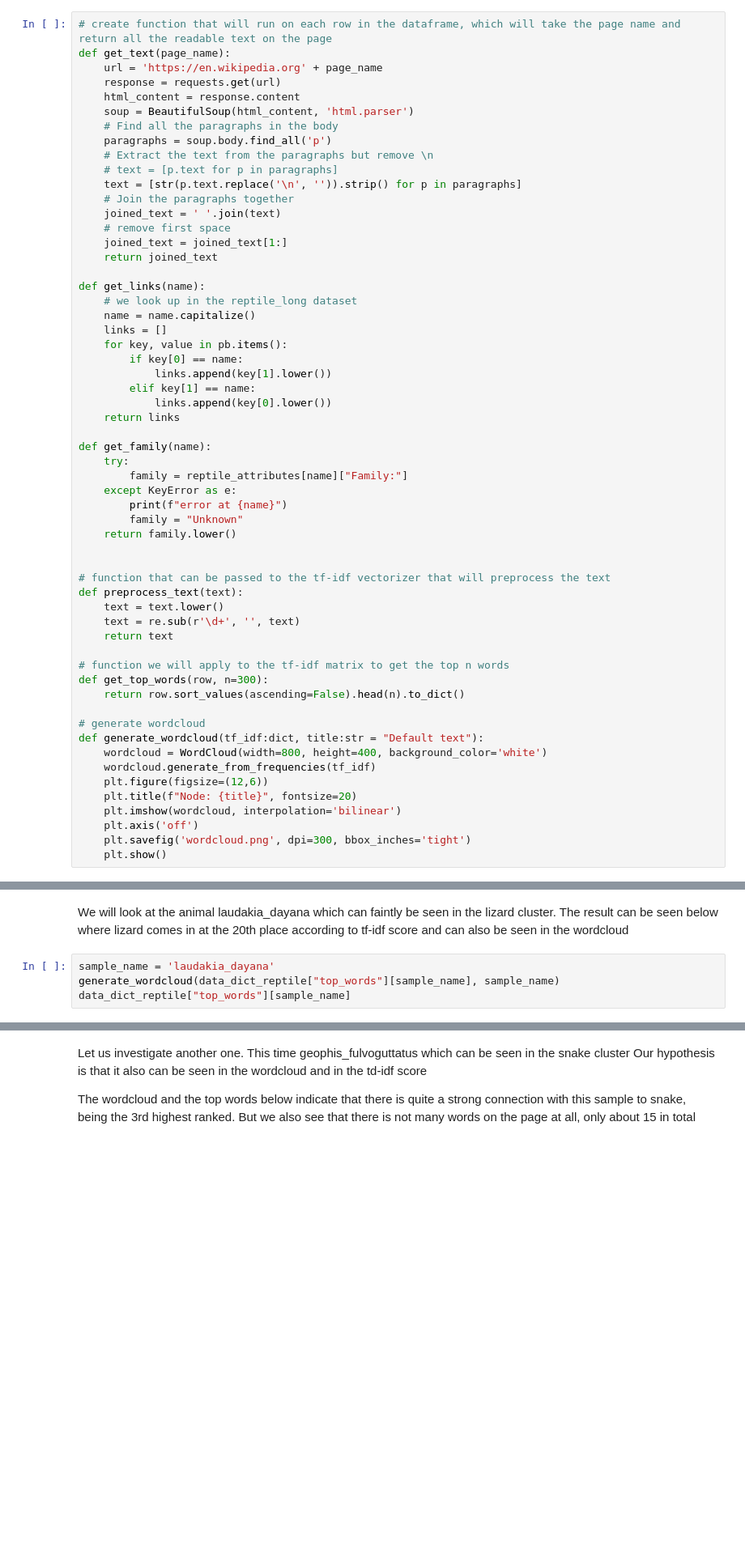
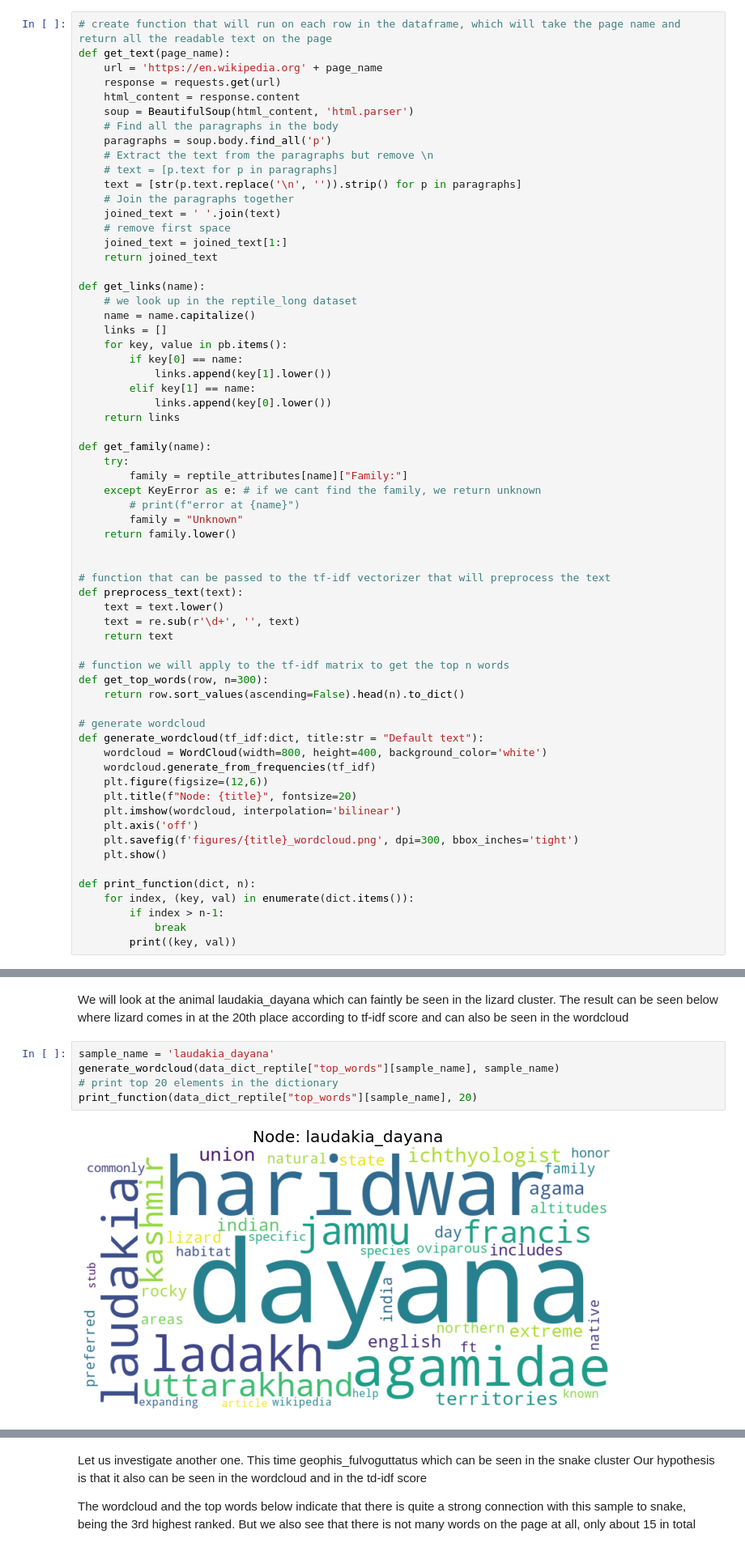
Before and after one commit to cerichs/CSS_Project_A_and_B, a Jupyter notebook: text_analysis.ipynb, the cells around one changed output, grey strips where cells are left out. Shown: that part at 81% size. Saved outputs shown, nothing was run; the diff lists cells and outputs as text; blank space fills up the shorter version.

```diff
--- a/text_analysis.ipynb
+++ b/text_analysis.ipynb
@@ -91,8 +107,8 @@ def get_links(name):
 def get_family(name):
     try:
         family = reptile_attributes[name]["Family:"]
-    except KeyError as e:
-        print(f"error at {name}")
+    except KeyError as e: # if we cant find the family, we return unknown
+        # print(f"error at {name}")
         family = "Unknown"
     return family.lower()
 
@@ -115,5 +131,11 @@ def generate_wordcloud(tf_idf:dict, title:str = "Default text"):
     plt.title(f"Node: {title}", fontsize=20)
     plt.imshow(wordcloud, interpolation='bilinear')
     plt.axis('off')
-    plt.savefig('wordcloud.png', dpi=300, bbox_inches='tight')
+    plt.savefig(f'figures/{title}_wordcloud.png', dpi=300, bbox_inches='tight')
     plt.show()
+
+def print_function(dict, n):
+    for index, (key, val) in enumerate(dict.items()):
+        if index > n-1:
+            break
+        print((key, val))
@@ -306,4 +308,7 @@ The result can be seen below where lizard comes in at the 20th place according t
 # %%
 sample_name = 'laudakia_dayana'
 generate_wordcloud(data_dict_reptile["top_words"][sample_name], sample_name)
-data_dict_reptile["top_words"][sample_name]
+# print top 20 elements in the dictionary
+print_function(data_dict_reptile["top_words"][sample_name], 20)
+# %% [output]
+[figure, added]
```
Also changed, not shown: parts of 22 cells of this notebook, 7 other files.
